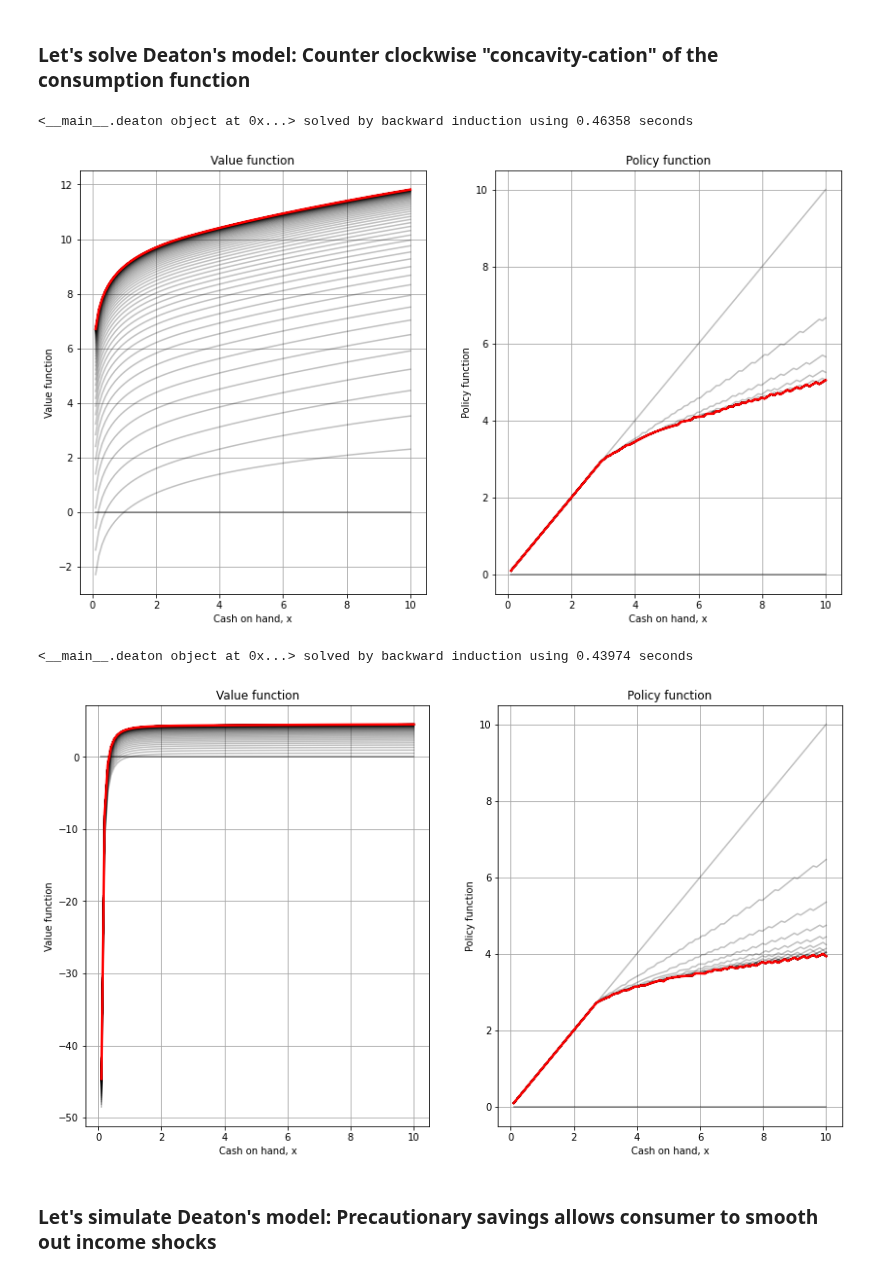
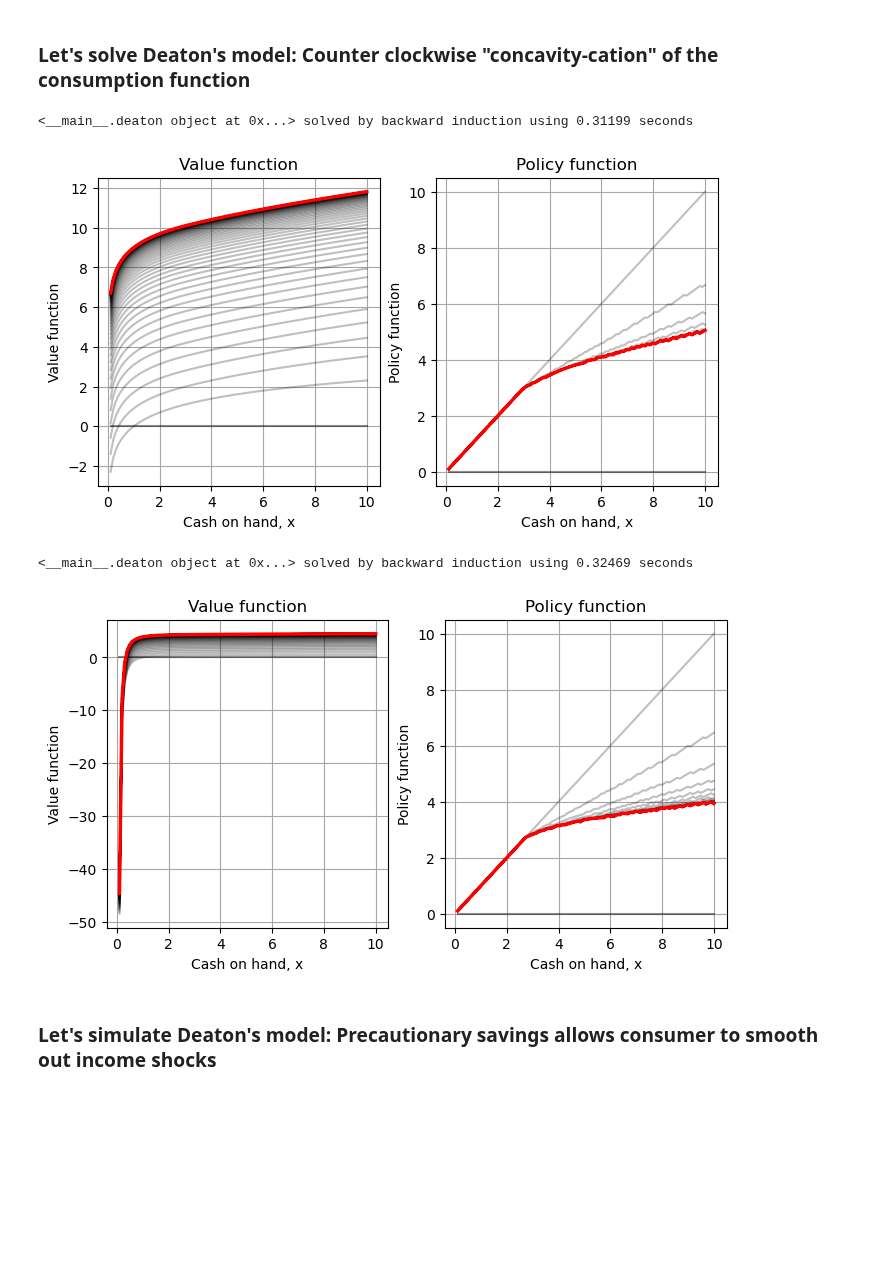
Before and after one commit to bschjerning/dp_ucph, a Jupyter notebook: 1_theory_tools/03_deaton_1d_integration.ipynb, the cells around one changed output. Drawn from its saved outputs; the diff is of its cells as text; code cells hidden in the pictures; blank space fills up the shorter version.

```diff
--- a/1_theory_tools/03_deaton_1d_integration.ipynb
+++ b/1_theory_tools/03_deaton_1d_integration.ipynb
@@ -317,7 +342,7 @@ label=['E(exp(x))','E(x)', 'Var(x)', 'Skew(x)', 'Kurtosis(x)']
 f=[lambda x:np.exp(x),lambda x:x, lambda x:x**2, lambda x:x**3, lambda x:x**4];
 true_val=[np.exp(μ+ (σ**2)/2), μ, σ**2, 0, 3*σ**4]
 Ginv = lambda x:  scipy.stats.norm.ppf(x, loc=μ, scale =σ)  # inverse cdf of normal
-n=10 # number of quadrature nodes
+n=3 # number of quadrature nodes
 for i, fi in enumerate(f):
     Q_leg=quad_leg(f= lambda x: fi(Ginv(x)),a=0,b=1,n=n)
     Q_herm=quad_herm_norm(fi, μ, σ, n)
@@ -351,7 +376,7 @@ Hermite           3.000000000000003          Error   0.000000000000003
 import scipy.stats
 μ=0; σ=1;    # parameters of log normal distribution
 
-n=10   # number of nodes and weigthts
+n=4   # number of nodes and weigthts
 Ginv = lambda x:  scipy.stats.norm.ppf(x, loc=μ, scale =σ)  # inverse cdf of normal
 for η in [0,1,2]:  # utility parameter (η=0: linear, η=1: log, η>1: more risk averse than log)
     Q_leg=quad_leg(lambda x: u(np.exp(Ginv(x)), η),a=0,b=1,n=n)
@@ -544,7 +569,7 @@ class dpsolver():
             print('No convergence: maximum number of iterations achieved!')
         return V1,c1
 
-    def iterinfo(iter,model,V1,V0, c=None):
+    def iterinfo(iter,model,V1,c=None, V0=0):
         print('iter=', iter, '||V1-V0||', np.max(abs(V1-V0)))
 # %% [markdown]
 ### Routine for plotting value and policy functions
@@ -553,9 +578,9 @@ class dpsolver():
 import matplotlib.pyplot as plt
 def v_c_plot(x, V, c):
     '''Illustrate solution'''
-    fig1, (ax1,ax2) = plt.subplots(1,2,figsize=(14,8))
-    ax1.grid(b=True, which='both', color='0.65', linestyle='-')
-    ax2.grid(b=True, which='both', color='0.65', linestyle='-')
+    fig1, (ax1,ax2) = plt.subplots(1,2,figsize=(8,4))
+    ax1.grid(which='both', color='0.65', linestyle='-')
+    ax2.grid(which='both', color='0.65', linestyle='-')
     ax1.set_title('Value function')
     ax2.set_title('Policy function')
     ax1.set_xlabel('Cash on hand, x')
@@ -576,19 +601,17 @@ def v_c_plot(x, V, c):
 ### Let's solve Deaton's model: Counter clockwise "concavity-cation" of the consumption function
 # %%
 # default inputs  for deaton: β=.9, R=1, μ=0, σ=1, η=1, xbar=[0, 10], n_x=50, n_c=100, n_y=10
-m1=deaton(β=.9, R=1.0, μ=1, σ=.1, η=1, xbar=[0, 10], n_x=100, n_c=100, n_y=10)
-m2=deaton(β=.9, R=1.0, μ=1, σ=.1, η=3, xbar=[0, 10], n_x=100, n_c=100, n_y=10)
+m1=deaton(β=.9, R=1.0, μ=1, σ=.1, η=1, xbar=[0, 10], n_x=100, n_c=100, n_y=10);
+m2=deaton(β=.9, R=1.0, μ=1, σ=.1, η=3, xbar=[0, 10], n_x=100, n_c=100, n_y=10);
 
-# V, c = dpsolver.vfi(m1, maxiter=1000, callback=dpsolver.iterinfo)
-V, c = dpsolver.vfi_T(m1, T=100);
-v_c_plot(m1.x, V, c)
-V, c = dpsolver.vfi_T(m2, T=100);
-v_c_plot(m2.x, V, c)
+#V, c = dpsolver.vfi(m1, maxiter=1000, callback=dpsolver.iterinfo); v_c_plot(m1.x, V, c);
+V, c = dpsolver.vfi_T(m1, T=100); v_c_plot(m1.x, V, c);
+V, c = dpsolver.vfi_T(m2, T=100); v_c_plot(m2.x, V, c);
 # %% [output]
-<__main__.deaton object at 0x...> solved by backward induction using 0.46358 seconds
+<__main__.deaton object at 0x...> solved by backward induction using 0.31199 seconds
-[figure, old version]
+[figure, new version]
-<__main__.deaton object at 0x...> solved by backward induction using 0.43974 seconds
+<__main__.deaton object at 0x...> solved by backward induction using 0.32469 seconds
-[figure, old version]
+[figure, new version]
 # %% [markdown]
 ### Let's simulate Deaton's model: Precautionary savings allows consumer to smooth out income shocks
 # %%
```
Also changed, not shown: parts of 21 cells of this notebook.
